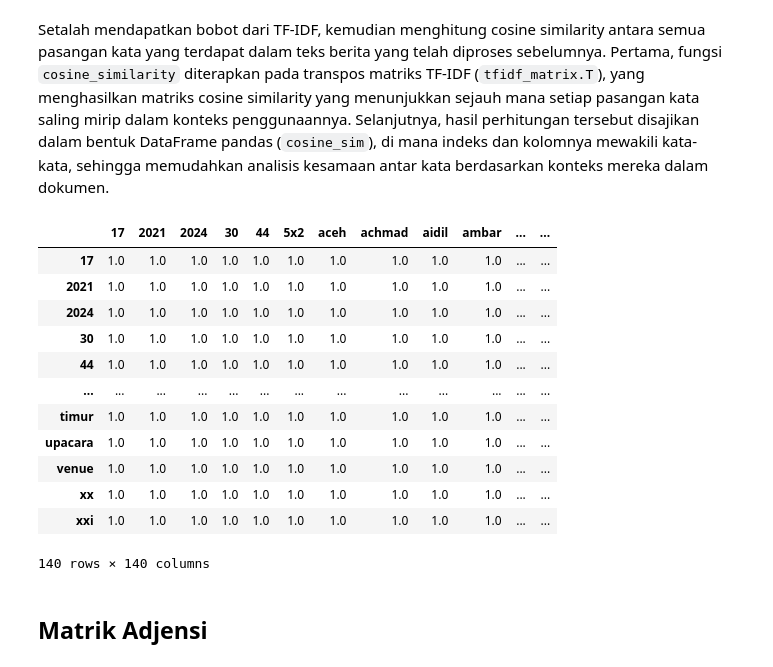
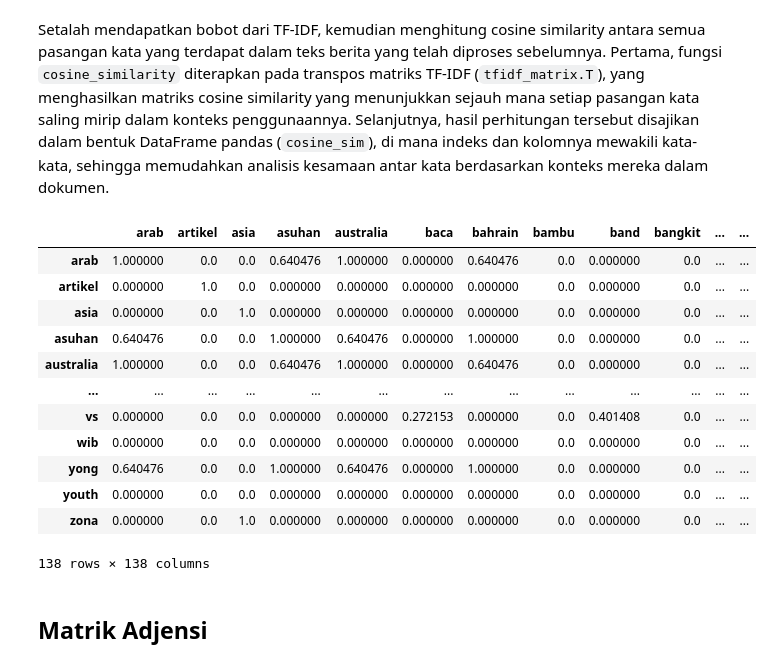
Before and after one commit to Makmunalji/PPW, a Jupyter notebook: _sources/Keyword.ipynb, the cells around one changed output. Saved outputs shown, nothing was run; the diff lists cells and outputs as text; code cells hidden in the pictures.

```diff
--- a/_sources/Keyword.ipynb
+++ b/_sources/Keyword.ipynb
@@ -289,0 +272,41 @@ tim futsal jawa timur jatim gagal meraih medali emas pekan olahraga nasional pon
+# %%
+def preprocess_text(text):
+    # 1. Ubah teks menjadi lowercase
+    text = text.lower()
+
+    text = text.replace("kompas.com - ", "")
+    text = text.replace("kompas.com ", "").split("simak breaking news")[0].strip()
+
+    # 2. Bersihkan karakter yang bukan huruf atau angka (non-word characters)
+    text = re.sub(r'[^a-zA-Z\s.]', ' ', text)
+    # text = re.sub(r"[^\w\s]", " ", text)
+
+    text = text.replace('\n', ' ')
+
+    # 3. Tokenisasi teks menjadi kalimat
+    sentences = sent_tokenize(text)  # Memecah teks menjadi kalimat
+
+    # 4. Ambil stopwords bahasa Indonesia
+    stop_words = set(stopwords.words('indonesian'))
+
+    # 5. Tambahkan stopwords khusus seperti 'kompas.com'
+    custom_stopwords = {'kompas', 'com'}
+    stop_words.update(custom_stopwords)
+
+    # 6. Proses tiap kalimat: tokenisasi kata, hapus stopwords, lalu gabungkan kembali
+    cleaned_sentences = []
+    for sentence in sentences:
+        # Tokenisasi kata dalam kalimat
+        words = word_tokenize(sentence)
+
+        # Hapus stopwords
+        words_no_stop = [word for word in words if word not in stop_words]
+
+        # Gabungkan kembali kata-kata yang sudah dibersihkan menjadi kalimat
+        cleaned_sentence = ' '.join(words_no_stop)
+
+        # Tambahkan kalimat yang sudah dibersihkan ke daftar cleaned_sentences
+        cleaned_sentences.append(cleaned_sentence)
+
+    # final_text = ' '.join(cleaned_sentences)
+    return cleaned_sentences
@@ -294,7 +339,7 @@ Selanjutnya enghitung TF-IDF dari teks berita yang telah dibersihkan. Pertama, o
 # %%
 # Menghitung TF-IDF
 vectorizer = TfidfVectorizer()
-tfidf_matrix = vectorizer.fit_transform([cleaned_berita])
+tfidf_matrix = vectorizer.fit_transform(cleaned_berita)
 
 # Mengambil nama fitur (kata-kata)
 terms = vectorizer.get_feature_names_out()
@@ -311,27 +371,27 @@ tfidf_df
 Setalah mendapatkan bobot dari TF-IDF, kemudian menghitung cosine similarity antara semua pasangan kata yang terdapat dalam teks berita yang telah diproses sebelumnya. Pertama, fungsi `cosine_similarity` diterapkan pada transpos matriks TF-IDF (`tfidf_matrix.T`), yang menghasilkan matriks cosine similarity yang menunjukkan sejauh mana setiap pasangan kata saling mirip dalam konteks penggunaannya. Selanjutnya, hasil perhitungan tersebut disajikan dalam bentuk DataFrame pandas (`cosine_sim`), di mana indeks dan kolomnya mewakili kata-kata, sehingga memudahkan analisis kesamaan antar kata berdasarkan konteks mereka dalam dokumen.
 # %%
 # Menghitung cosine similarity antara semua pasangan kalimat
-cosine = cosine_similarity(tfidf_matrix.T)
+cosine = cosine_similarity(tfidf_df.T)
 
 # Membuat DataFrame untuk cosine similarity
 cosine_sim = pd.DataFrame(cosine, index=terms, columns=terms)
 
 
 cosine_sim
 # %% [output]
-|  | 17 | 2021 | 2024 | 30 | 44 | 5x2 | aceh | achmad | aidil | ambar | ... | ... |
-| 17 | 1.0 | 1.0 | 1.0 | 1.0 | 1.0 | 1.0 | 1.0 | 1.0 | 1.0 | 1.0 | ... | ... |
-| 2021 | 1.0 | 1.0 | 1.0 | 1.0 | 1.0 | 1.0 | 1.0 | 1.0 | 1.0 | 1.0 | ... | ... |
-| 2024 | 1.0 | 1.0 | 1.0 | 1.0 | 1.0 | 1.0 | 1.0 | 1.0 | 1.0 | 1.0 | ... | ... |
-| 30 | 1.0 | 1.0 | 1.0 | 1.0 | 1.0 | 1.0 | 1.0 | 1.0 | 1.0 | 1.0 | ... | ... |
-| 44 | 1.0 | 1.0 | 1.0 | 1.0 | 1.0 | 1.0 | 1.0 | 1.0 | 1.0 | 1.0 | ... | ... |
+|  | arab | artikel | asia | asuhan | australia | baca | bahrain | bambu | band | bangkit | ... | ... |
+| arab | 1.000000 | 0.0 | 0.0 | 0.640476 | 1.000000 | 0.000000 | 0.640476 | 0.0 | 0.000000 | 0.0 | ... | ... |
+| artikel | 0.000000 | 1.0 | 0.0 | 0.000000 | 0.000000 | 0.000000 | 0.000000 | 0.0 | 0.000000 | 0.0 | ... | ... |
+| asia | 0.000000 | 0.0 | 1.0 | 0.000000 | 0.000000 | 0.000000 | 0.000000 | 0.0 | 0.000000 | 0.0 | ... | ... |
+| asuhan | 0.640476 | 0.0 | 0.0 | 1.000000 | 0.640476 | 0.000000 | 1.000000 | 0.0 | 0.000000 | 0.0 | ... | ... |
+| australia | 1.000000 | 0.0 | 0.0 | 0.640476 | 1.000000 | 0.000000 | 0.640476 | 0.0 | 0.000000 | 0.0 | ... | ... |
 | ... | ... | ... | ... | ... | ... | ... | ... | ... | ... | ... | ... | ... |
-| timur | 1.0 | 1.0 | 1.0 | 1.0 | 1.0 | 1.0 | 1.0 | 1.0 | 1.0 | 1.0 | ... | ... |
-| upacara | 1.0 | 1.0 | 1.0 | 1.0 | 1.0 | 1.0 | 1.0 | 1.0 | 1.0 | 1.0 | ... | ... |
-| venue | 1.0 | 1.0 | 1.0 | 1.0 | 1.0 | 1.0 | 1.0 | 1.0 | 1.0 | 1.0 | ... | ... |
-| xx | 1.0 | 1.0 | 1.0 | 1.0 | 1.0 | 1.0 | 1.0 | 1.0 | 1.0 | 1.0 | ... | ... |
-| xxi | 1.0 | 1.0 | 1.0 | 1.0 | 1.0 | 1.0 | 1.0 | 1.0 | 1.0 | 1.0 | ... | ... |
+| vs | 0.000000 | 0.0 | 0.0 | 0.000000 | 0.000000 | 0.272153 | 0.000000 | 0.0 | 0.401408 | 0.0 | ... | ... |
+| wib | 0.000000 | 0.0 | 0.0 | 0.000000 | 0.000000 | 0.000000 | 0.000000 | 0.0 | 0.000000 | 0.0 | ... | ... |
+| yong | 0.640476 | 0.0 | 0.0 | 1.000000 | 0.640476 | 0.000000 | 1.000000 | 0.0 | 0.000000 | 0.0 | ... | ... |
+| youth | 0.000000 | 0.0 | 0.0 | 0.000000 | 0.000000 | 0.000000 | 0.000000 | 0.0 | 0.000000 | 0.0 | ... | ... |
+| zona | 0.000000 | 0.0 | 1.0 | 0.000000 | 0.000000 | 0.000000 | 0.000000 | 0.0 | 0.000000 | 0.0 | ... | ... |
-140 rows × 140 columns
+138 rows × 138 columns
 # %% [markdown]
 ## Matrik Adjensi
 # %% [markdown]
```
Also changed, not shown: parts of 17 cells of this notebook, 9 other files.
